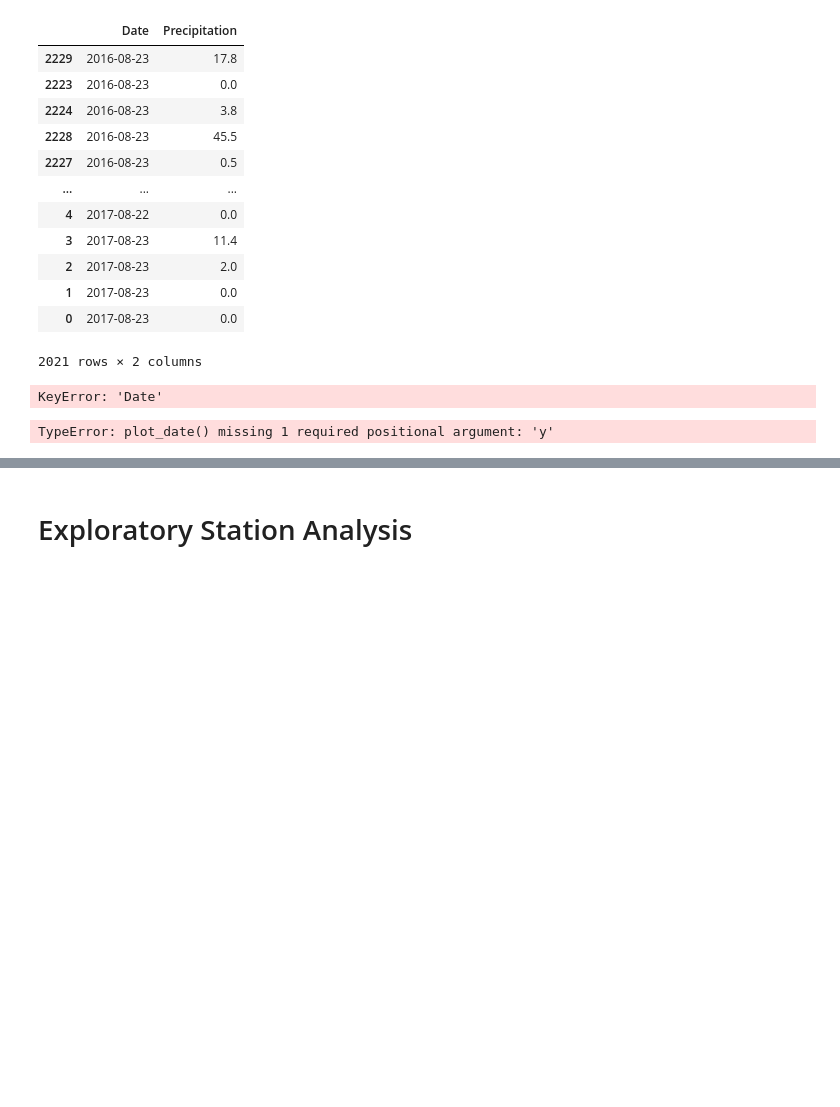
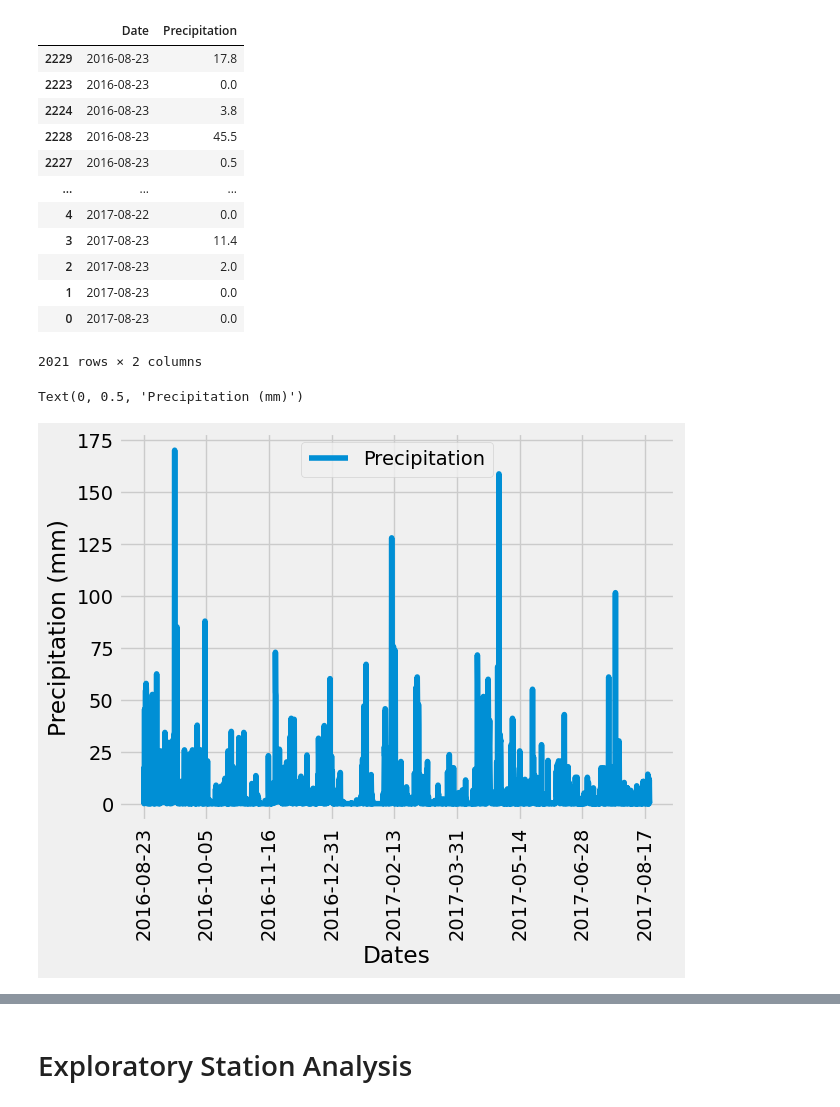
Before and after one commit to BradFisher18/sqlalchemy-challenge, a Jupyter notebook: SurfsUp/climate_starter.ipynb, the cells around one changed output, grey strips where cells are left out. Cells and saved outputs as stored; diff of their text form; code cells hidden in the pictures; blank space fills up the shorter version.

```diff
--- a/SurfsUp/climate_starter.ipynb
+++ b/SurfsUp/climate_starter.ipynb
@@ -158,12 +159,11 @@ df_dates
 | 1 | 2017-08-23 | 0.0 |
 | 0 | 2017-08-23 | 0.0 |
 2021 rows × 2 columns
-# %%
-dates = df_dates['Date']
-# %% [output]
-KeyError: 'Date'
 # %%
 # Use Pandas Plotting with Matplotlib to plot the data
-plt.plot_date(df_dates, ydate=False)
+df_dates.plot(x='Date', y='Precipitation', rot=90)
+plt.xlabel('Dates')
+plt.ylabel('Precipitation (mm)')
 # %% [output]
-TypeError: plot_date() missing 1 required positional argument: 'y'
+Text(0, 0.5, 'Precipitation (mm)')
+[figure, added]
```
Also changed, not shown: parts of 9 cells of this notebook, 1 other file.
